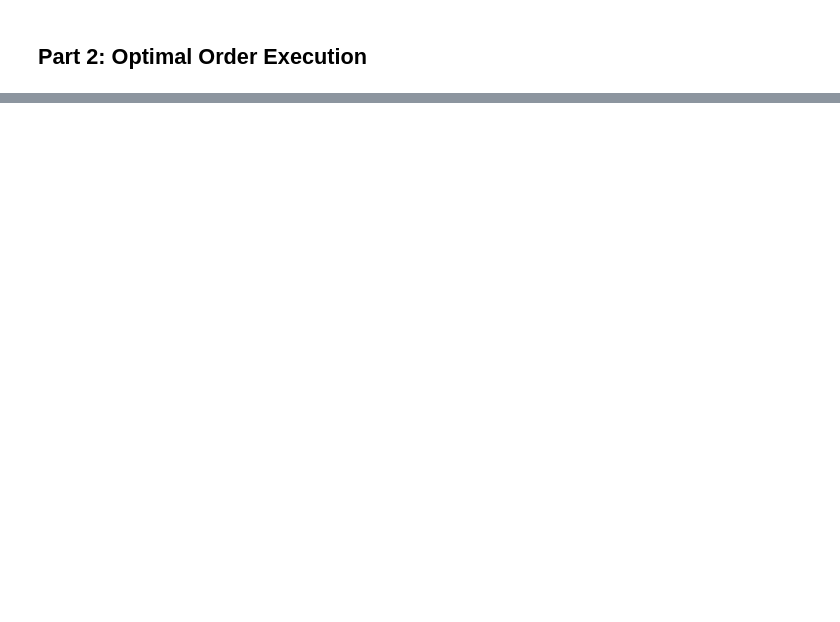
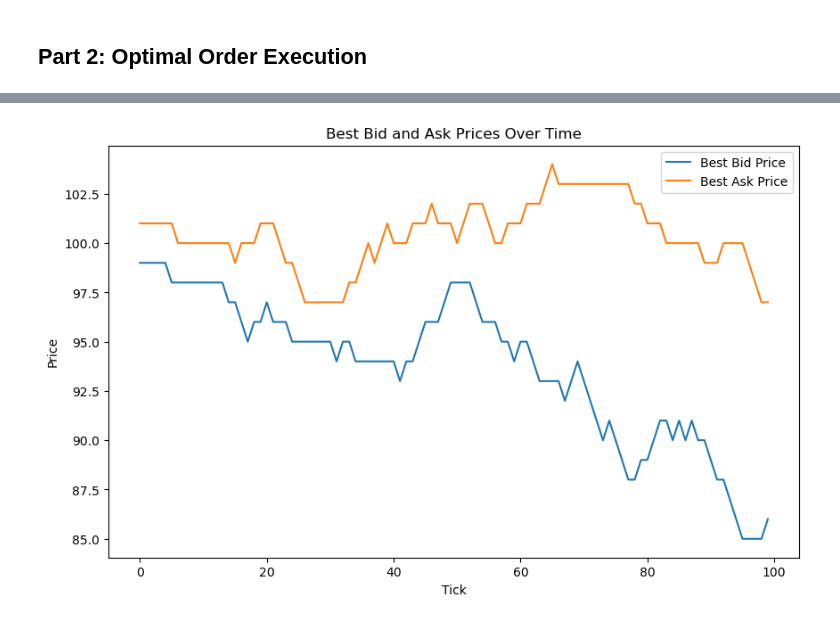
Before and after one commit to mxvp/portfolio_optimization, a Jupyter notebook: portfolio_optimization.ipynb, the cells around one changed output, grey strips where cells are left out. Cells and saved outputs as stored; diff of their text form; code cells hidden in the pictures; blank space fills up the shorter version.

```diff
--- a/portfolio_optimization.ipynb
+++ b/portfolio_optimization.ipynb
@@ -523,0 +488,23 @@ print(trades.value)
+# %%
+# Run the simulation for 1000 ticks
+simulator = OrderBookSimulator()
+ticks = 100
+for _ in range(ticks):
+    simulator.update_order_book()
+# %%
+# Visualisation
+# Extract the best bid and ask prices at each tick
+best_bid_prices = [df['bid_price'].max() for df in simulator.order_book_history]
+best_ask_prices = [df['ask_price'].min() for df in simulator.order_book_history]
+
+# Create a plot
+plt.figure(figsize=(10, 6))
+plt.plot(range(ticks), best_bid_prices, label='Best Bid Price')
+plt.plot(range(ticks), best_ask_prices, label='Best Ask Price')
+plt.xlabel('Tick')
+plt.ylabel('Price')
+plt.title('Best Bid and Ask Prices Over Time')
+plt.legend()
+plt.show()
+# %% [output]
+[figure, added]
```
Also changed, not shown: parts of 61 cells of this notebook, 1 other file.
